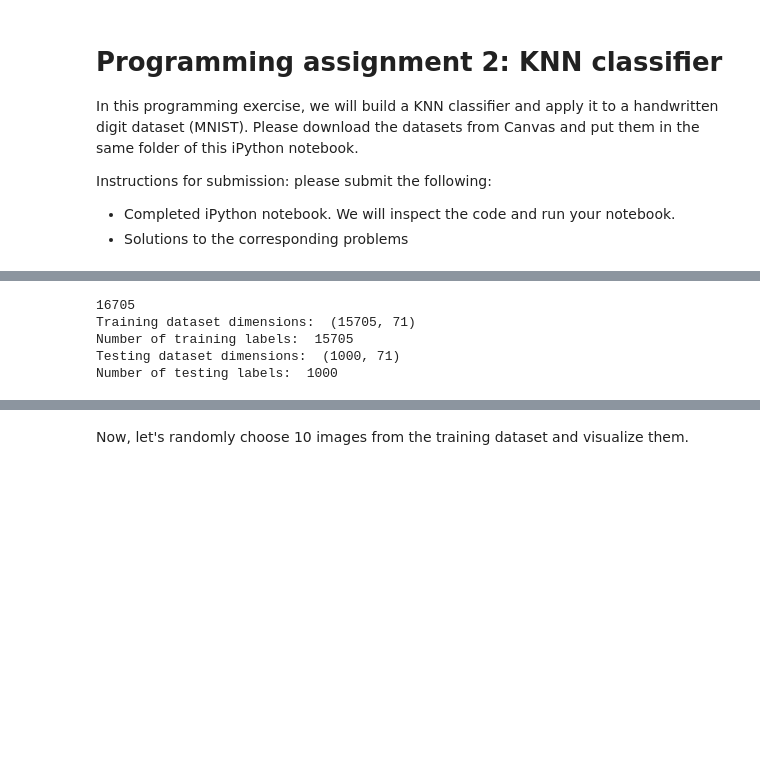
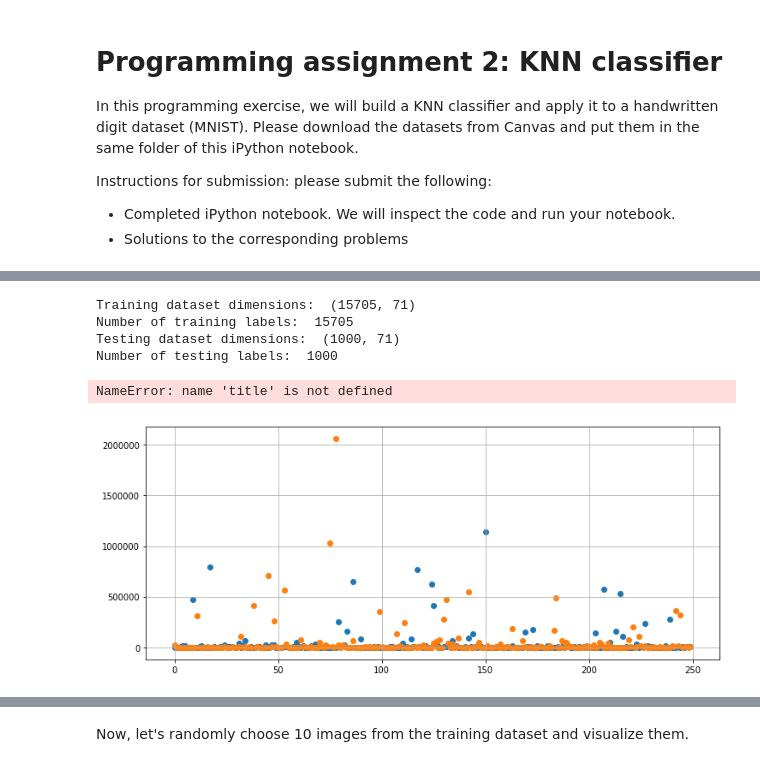
Before and after one commit to TheTimTurner/RoyalRoad, a Jupyter notebook: machine-learning-algorithms/KNN.ipynb, the cells around one changed output, grey strips where cells are left out. Saved outputs shown, nothing was run; the diff lists cells and outputs as text; code cells hidden in the pictures; blank space fills up the shorter version.

```diff
--- a/machine-learning-algorithms/KNN.ipynb
+++ b/machine-learning-algorithms/KNN.ipynb
@@ -56,11 +54,12 @@ def loadData():
 
 title_labels, dead_labels = loadResult()
 train = loadData()
-print(len(train))
+#print(len(train))
 ## Load the training set
 train_data= np.array(train[:15705])
 train_labels = np.array(dead_labels[:15705])
 train_titles = np.array(title_labels[:15705])
+
 
 
 ## Load the testing set
@@ -76,8 +75,21 @@ print("Number of training labels: ", len(train_labels))
 print("Testing dataset dimensions: ", np.shape(test_data))
 print("Number of testing labels: ", len(test_labels))
 # %% [output]
-16705
 Training dataset dimensions:  (15705, 71)
 Number of training labels:  15705
 Testing dataset dimensions:  (1000, 71)
 Number of testing labels:  1000
+# %%
+def getTrueData(data, labels):
+    true_data = []
+    for i in range(len(data)):
+        #print(labels[i])
+        if labels[i] == True:
+            true_data.append(data[i])
+    return true_data
+def getFalseData(data, labels):
+    false_data = []
+    for i in range(len(data)):
+        if labels[i] == False:
+            false_data.append(data[i])
+    return false_data
@@ -83,0 +121,49 @@ Number of testing labels:  1000
+# %%
+## graphs appear in this order
+#total Views
+#average Views
+#folowers
+#favorites
+#number of ratings
+#number of pages
+
+#Lets make some graphs to illustrate what the data does in ralation to some of its features
+true_data = np.array(getTrueData(train_data, train_labels))
+false_data = np.array(getFalseData(train_data, train_labels))
+
+x = []
+for i in range(250):
+    x.append(i)
+
+# total views
+y = true_data[:len(x),65]
+z = false_data[:len(x),65]
+graph('Total Views' , x, y , z)
+
+#average views
+y = true_data[:len(x),66]
+z = false_data[:len(x),66]
+graph('Average Views' , x, y , z)
+
+#folowers
+y = true_data[:len(x),67]
+z = false_data[:len(x),67]
+graph('Followers' , x, y , z)
+
+#favorites
+y = true_data[:len(x),68]
+z = false_data[:len(x),68]
+graph('Favorites' , x, y , z)
+
+#number of ratings
+y = true_data[:len(x),69]
+z = false_data[:len(x),69]
+graph('Number of Ratings' , x, y , z)
+
+#number of pages
+y = true_data[:len(x),70]
+z = false_data[:len(x),70]
+graph('Number of Pages' , x, y , z)
+# %% [output]
+NameError: name 'title' is not defined
+[figure, added]
```
Also changed, not shown: parts of 8 cells of this notebook, 5 other files.
